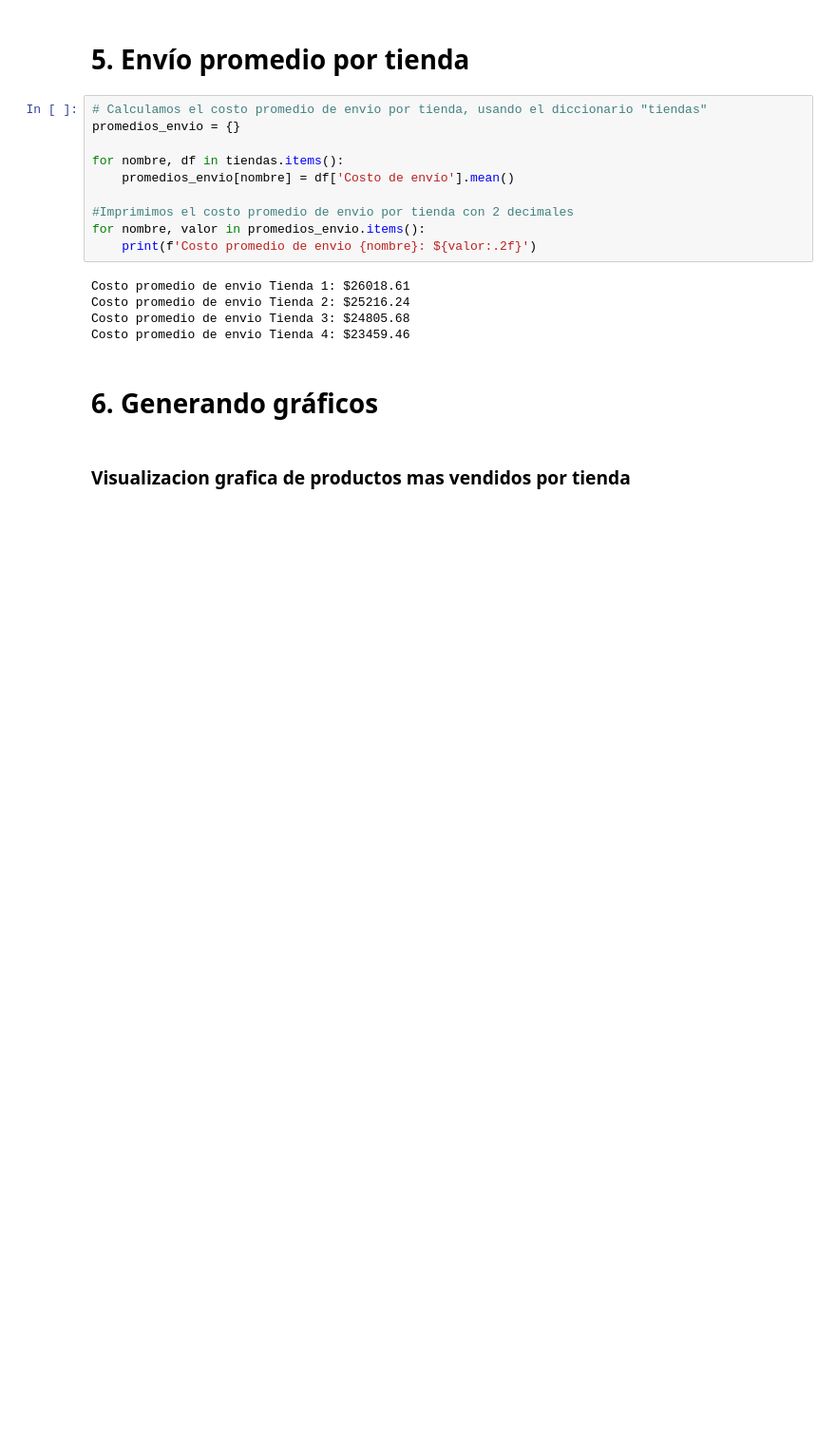
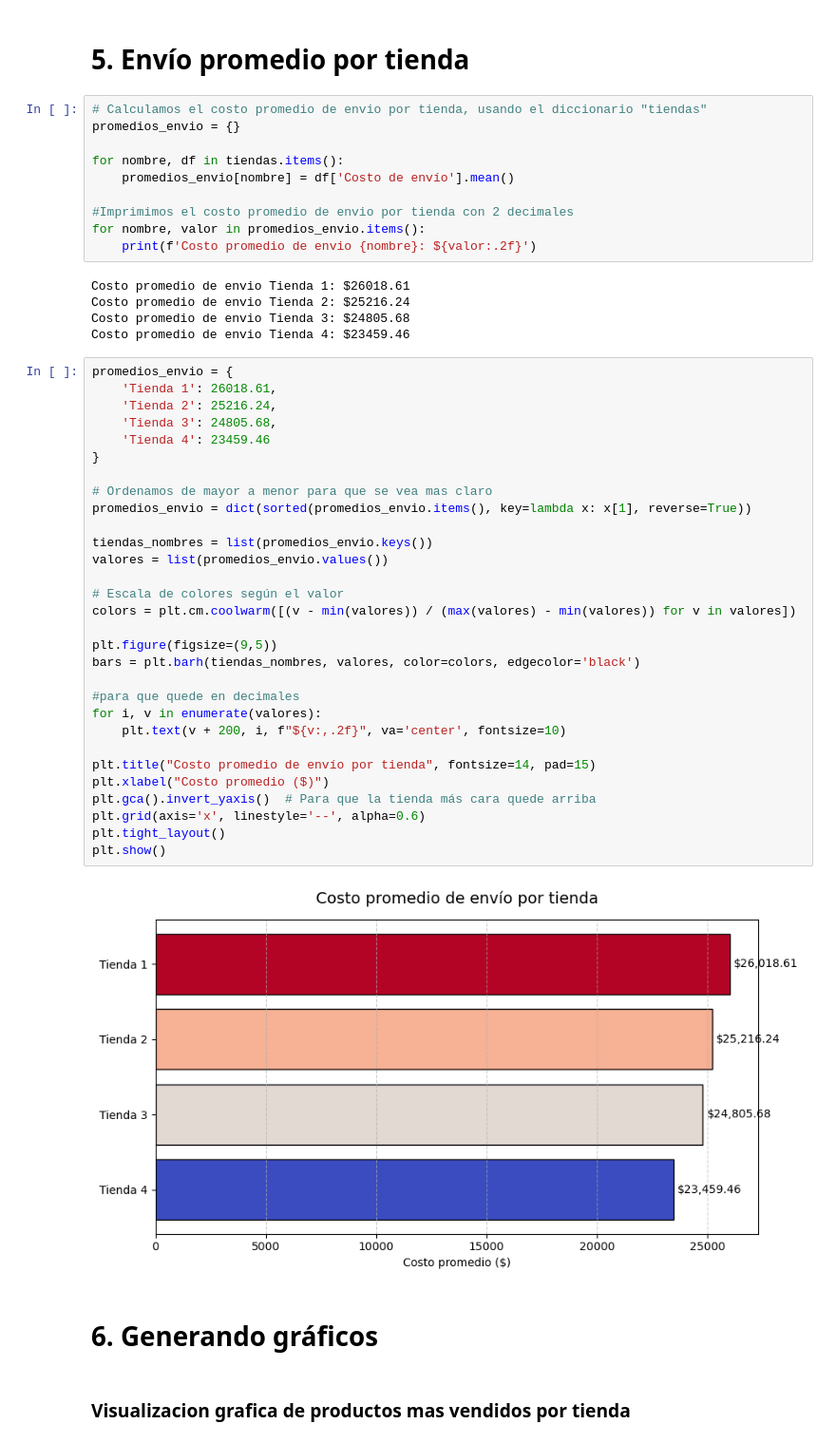
Before and after one commit to ernes2111/Proyecto-Alura-Store-Analisis-de-Tiendas, a Jupyter notebook: notebooks/Alura_store_latam.ipynb, the cells around one changed output. Shown at 95% size. Saved outputs shown, nothing was run; the diff lists cells and outputs as text; blank space fills up the shorter version.

```diff
--- a/AluraStoreLatam.ipynb
+++ b/notebooks/Alura_store_latam.ipynb
@@ -240,6 +343,38 @@ Costo promedio de envio Tienda 1: $26018.61
 Costo promedio de envio Tienda 2: $25216.24
 Costo promedio de envio Tienda 3: $24805.68
 Costo promedio de envio Tienda 4: $23459.46
+# %%
+promedios_envio = {
+    'Tienda 1': 26018.61,
+    'Tienda 2': 25216.24,
+    'Tienda 3': 24805.68,
+    'Tienda 4': 23459.46
+}
+
+# Ordenamos de mayor a menor para que se vea mas claro
+promedios_envio = dict(sorted(promedios_envio.items(), key=lambda x: x[1], reverse=True))
+
+tiendas_nombres = list(promedios_envio.keys())
+valores = list(promedios_envio.values())
+
+# Escala de colores según el valor
+colors = plt.cm.coolwarm([(v - min(valores)) / (max(valores) - min(valores)) for v in valores])
+
+plt.figure(figsize=(9,5))
+bars = plt.barh(tiendas_nombres, valores, color=colors, edgecolor='black')
+
+#para que quede en decimales
+for i, v in enumerate(valores):
+    plt.text(v + 200, i, f"${v:,.2f}", va='center', fontsize=10)
+
+plt.title("Costo promedio de envío por tienda", fontsize=14, pad=15)
+plt.xlabel("Costo promedio ($)")
+plt.gca().invert_yaxis()  # Para que la tienda más cara quede arriba
+plt.grid(axis='x', linestyle='--', alpha=0.6)
+plt.tight_layout()
+plt.show()
+# %% [output]
+[figure, added]
 # %% [markdown]
 # 6. Generando gráficos
 # %% [markdown]
```
Also changed, not shown: parts of 6 cells of this notebook, 9 other files.
